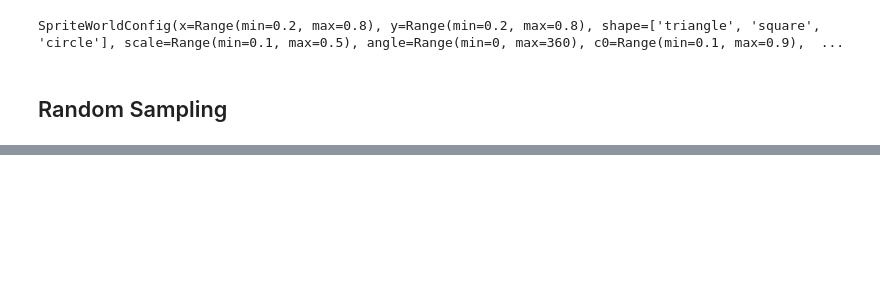
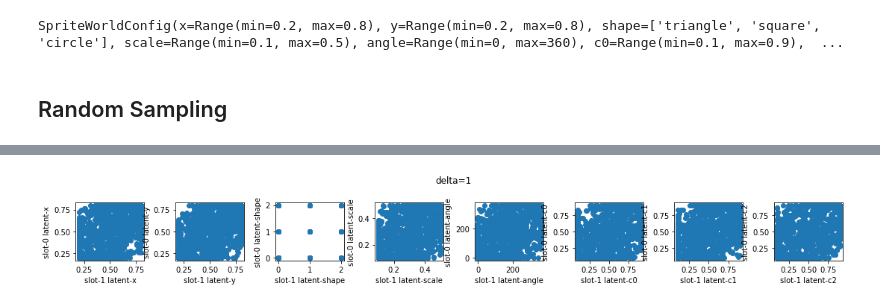
Before and after one commit to brendel-group/objects-compositional-generalization, a Jupyter notebook: notebooks/WorldSprites Dataset Example.ipynb, the cells around one changed output, grey strips where cells are left out. Saved outputs shown, nothing was run; the diff lists cells and outputs as text; code cells hidden in the pictures; blank space fills up the shorter version.

```diff
--- a/notebooks/WorldSprites Dataset Example.ipynb
+++ b/notebooks/WorldSprites Dataset Example.ipynb
@@ -50,0 +84,4 @@ plot_latents_scatter(random_dataset)
+# %%
+plot_slots_scatter(diagonal_dataset, n_slots, delta)
+# %% [output]
+[figure, added]
```
Also changed, not shown: parts of 8 cells of this notebook, 2 other files.
